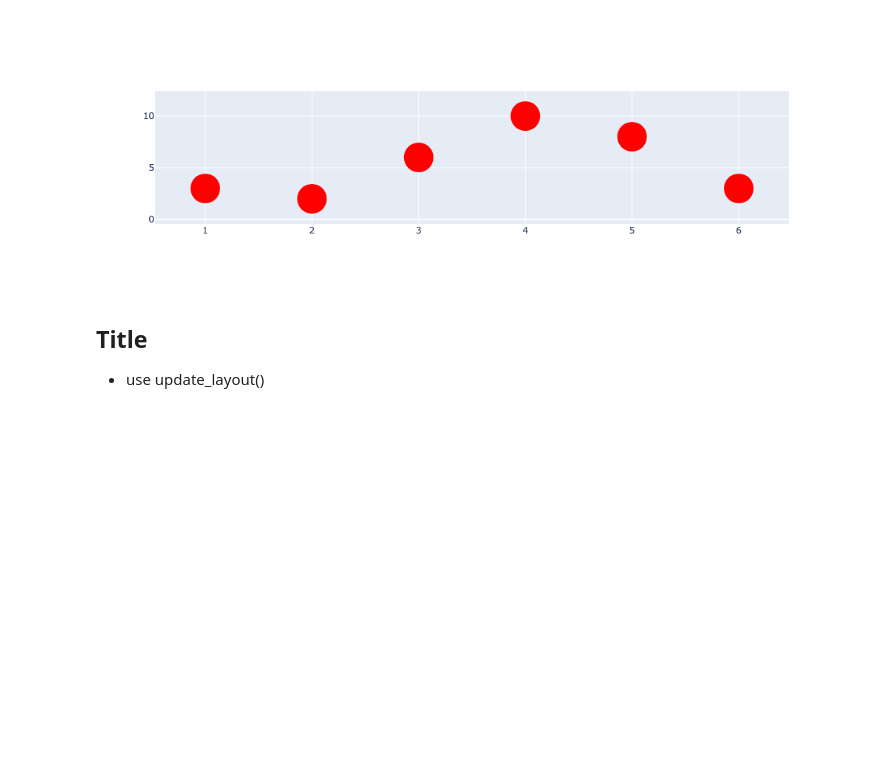
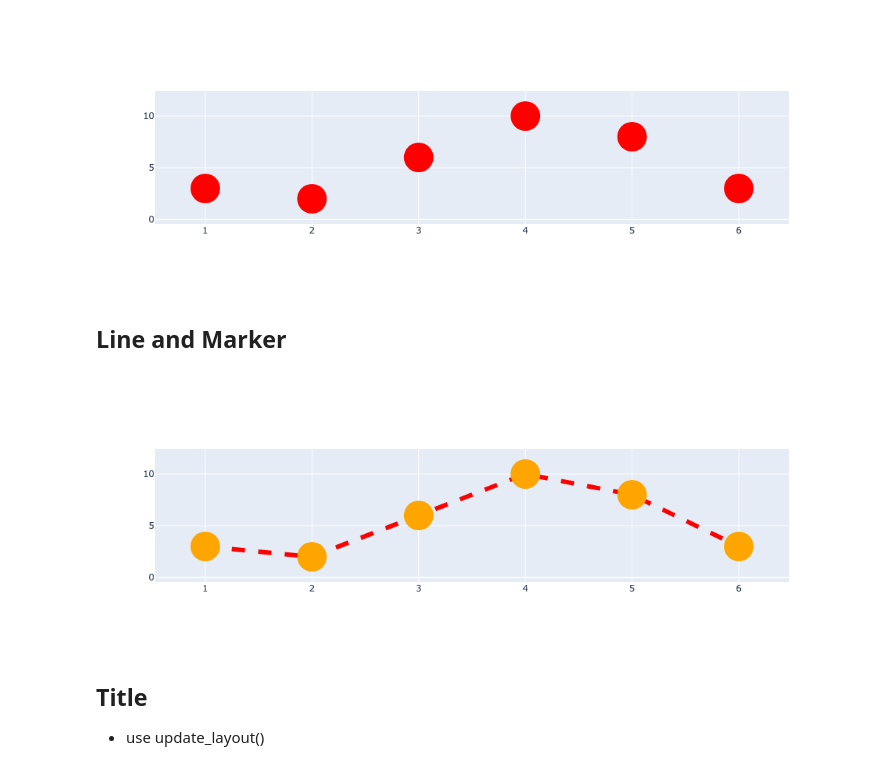
Before and after one commit to datasmp/pfds, a Jupyter notebook: _sources/visual_go.ipynb, the cells around one changed output. Drawn from its saved outputs; the diff is of its cells as text; code cells hidden in the pictures; blank space fills up the shorter version.

```diff
--- a/_sources/visual_go.ipynb
+++ b/_sources/visual_go.ipynb
@@ -39,6 +39,17 @@ fig.add_trace(
 )
 # %% [output]
 [figure]
+# %% [markdown]
+## Line and Marker
+# %%
+fig = go.Figure()
+
+fig.add_trace(
+    go.Scatter(x=[1, 2, 3, 4, 5, 6], y=[3, 2, 6, 10, 8, 3], mode='lines+markers', marker=dict(color='orange', size=40),
+              line=dict(color='red', width=6, dash='dash'))
+)
+# %% [output]
+[figure, added]
 # %% [markdown]
 ## Title
 - use update_layout()
```
Also changed, not shown: parts of 7 cells of this notebook, 2 other files.
